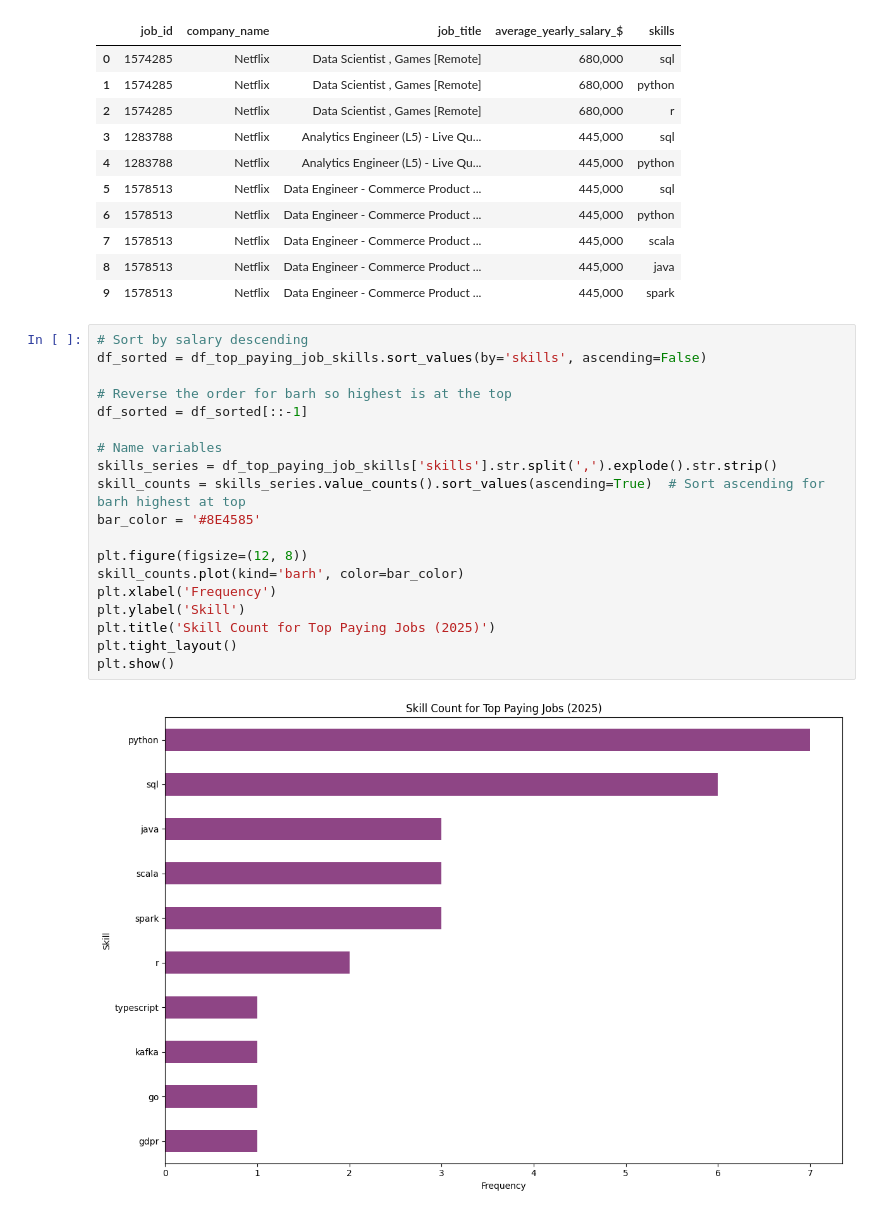
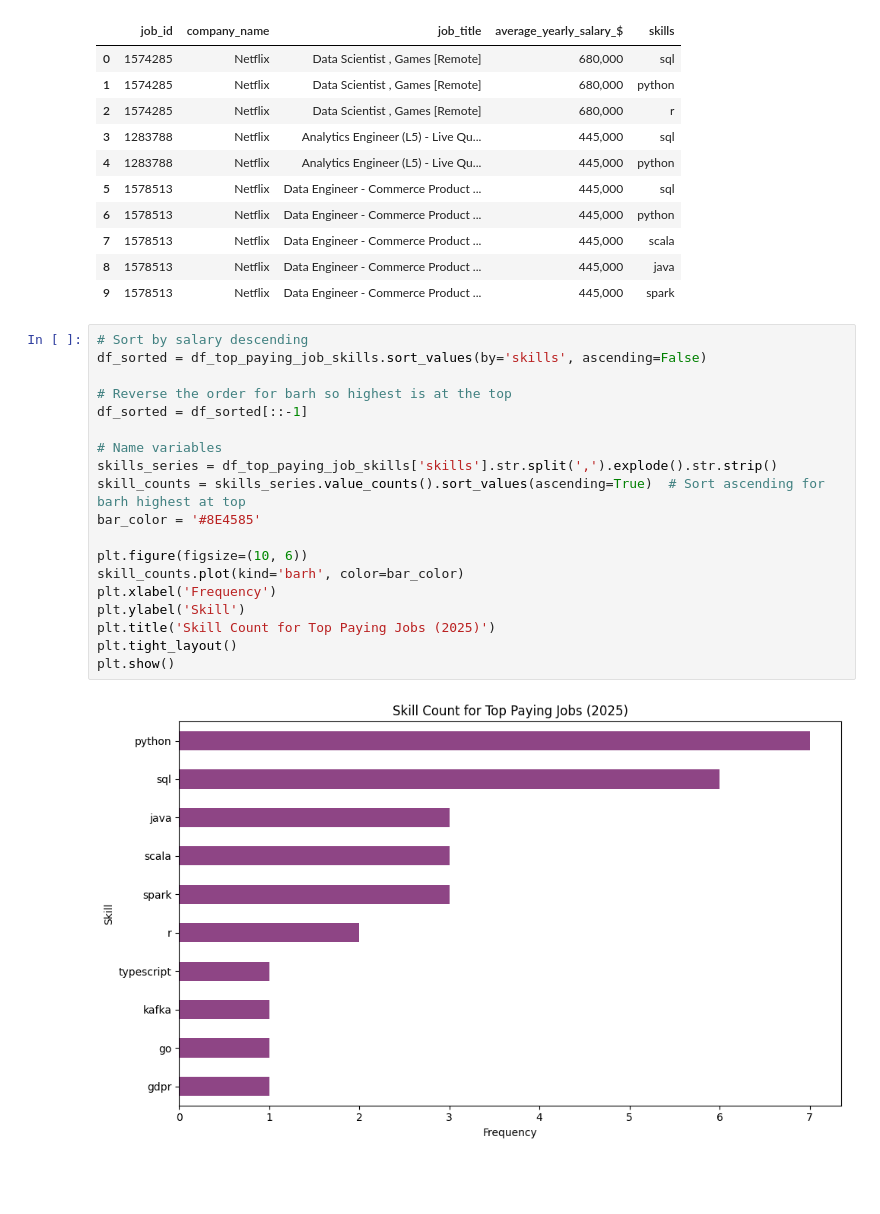
Before and after one commit to loganangell/SQL_2025_Data_Analysis_Project, a Jupyter notebook: project_python/2_top_paying_job_skills_python.ipynb, the cells around one changed output. Saved outputs shown, nothing was run; the diff lists cells and outputs as text; blank space fills up the shorter version.

```diff
--- a/project_python/2_top_paying_job_skills_python.ipynb
+++ b/project_python/2_top_paying_job_skills_python.ipynb
@@ -18,24 +17,24 @@ df_top_paying_job_skills.head(10)
 | 7 | 1578513 | Netflix | Data Engineer - Commerce Product ... | 445,000 | scala |
 | 8 | 1578513 | Netflix | Data Engineer - Commerce Product ... | 445,000 | java |
 | 9 | 1578513 | Netflix | Data Engineer - Commerce Product ... | 445,000 | spark |
-# %%
-# Sort by salary descending
-df_sorted = df_top_paying_job_skills.sort_values(by='skills', ascending=False)
-
-# Reverse the order for barh so highest is at the top
-df_sorted = df_sorted[::-1]
-
-# Name variables
-skills_series = df_top_paying_job_skills['skills'].str.split(',').explode().str.strip()
-skill_counts = skills_series.value_counts().sort_values(ascending=True)  # Sort ascending for barh highest at top
-bar_color = '#8E4585'
-
-plt.figure(figsize=(12, 8))
-skill_counts.plot(kind='barh', color=bar_color)
-plt.xlabel('Frequency')
-plt.ylabel('Skill')
-plt.title('Skill Count for Top Paying Jobs (2025)')
-plt.tight_layout()
-plt.show()
-# %% [output]
-[figure, removed]
+# %%
+# Sort by salary descending
+df_sorted = df_top_paying_job_skills.sort_values(by='skills', ascending=False)
+
+# Reverse the order for barh so highest is at the top
+df_sorted = df_sorted[::-1]
+
+# Name variables
+skills_series = df_top_paying_job_skills['skills'].str.split(',').explode().str.strip()
+skill_counts = skills_series.value_counts().sort_values(ascending=True)  # Sort ascending for barh highest at top
+bar_color = '#8E4585'
+
+plt.figure(figsize=(10, 6))
+skill_counts.plot(kind='barh', color=bar_color)
+plt.xlabel('Frequency')
+plt.ylabel('Skill')
+plt.title('Skill Count for Top Paying Jobs (2025)')
+plt.tight_layout()
+plt.show()
+# %% [output]
+[figure, added]
```
Also changed, not shown: parts of 1 cell of this notebook, 11 other files.
